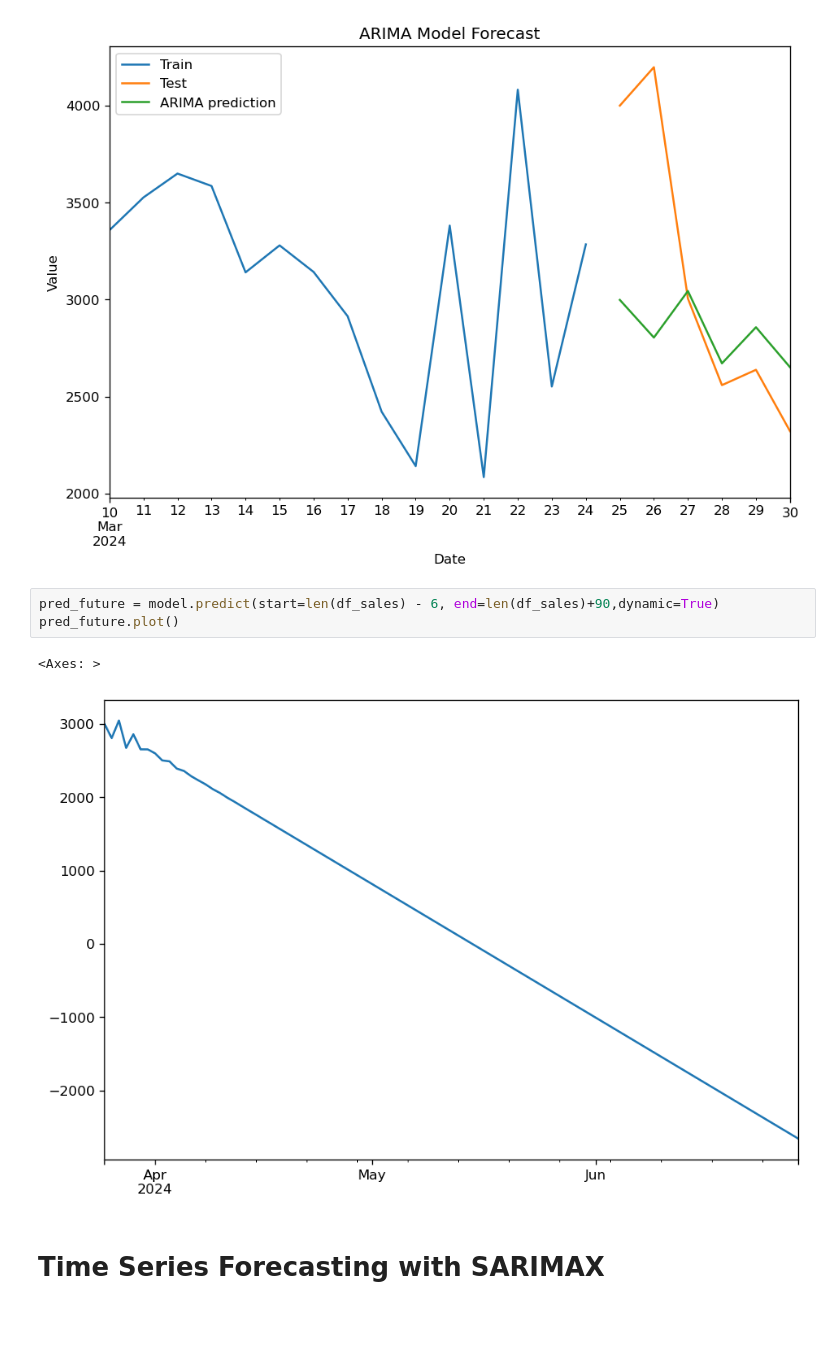
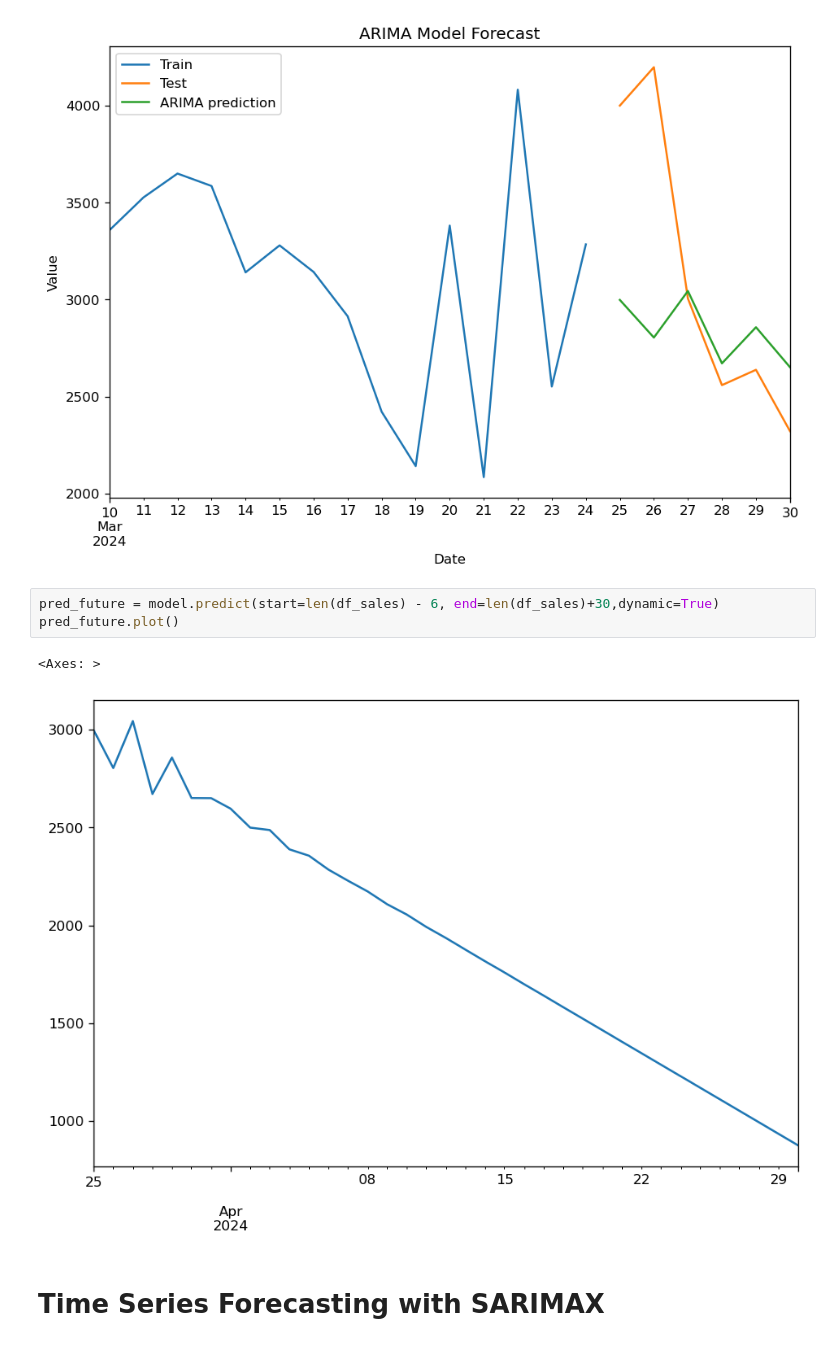
Before and after one commit to kiet-git/shopee_sales_project, a Jupyter notebook: sales_forecasting.ipynb, the cells around one changed output. Saved outputs shown, nothing was run; the diff lists cells and outputs as text; blank space fills up the shorter version.

```diff
--- a/sales_forecasting.ipynb
+++ b/sales_forecasting.ipynb
@@ -596,11 +596,11 @@ plt.show()
 # %% [output]
 [figure]
 # %%
-pred_future = model.predict(start=len(df_sales) - 6, end=len(df_sales)+90,dynamic=True)
+pred_future = model.predict(start=len(df_sales) - 6, end=len(df_sales)+30,dynamic=True)
 pred_future.plot()
 # %% [output]
 <Axes: >
-[figure, old version]
+[figure, new version]
 # %% [markdown]
 # Time Series Forecasting with SARIMAX
 # %%
```
Also changed, not shown: parts of 4 cells of this notebook.
